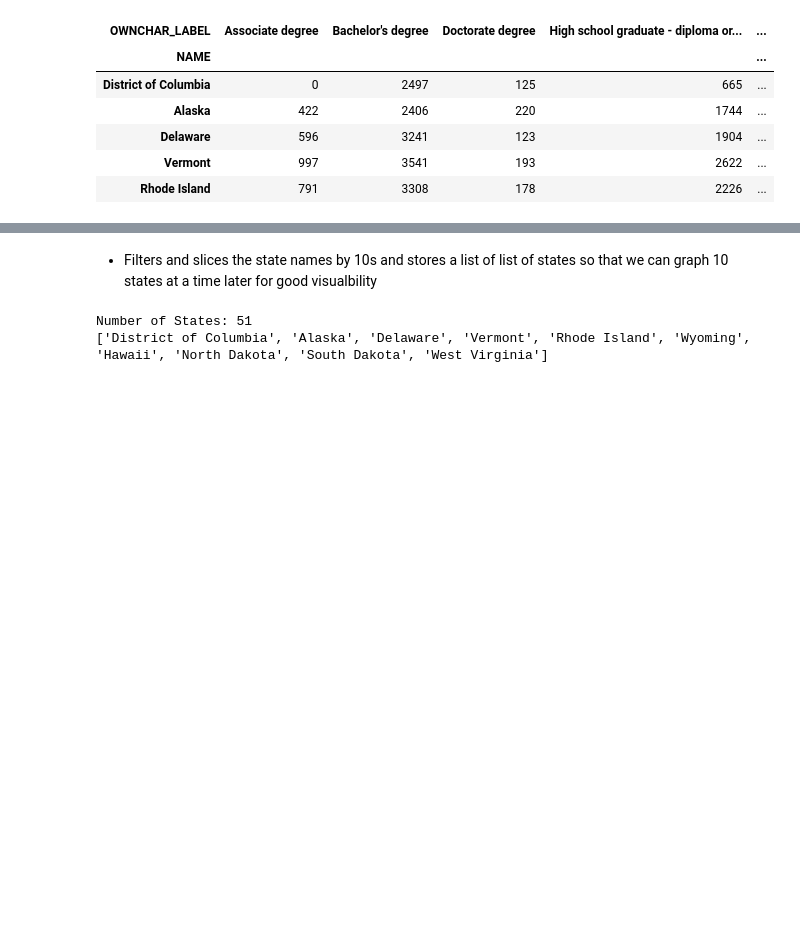
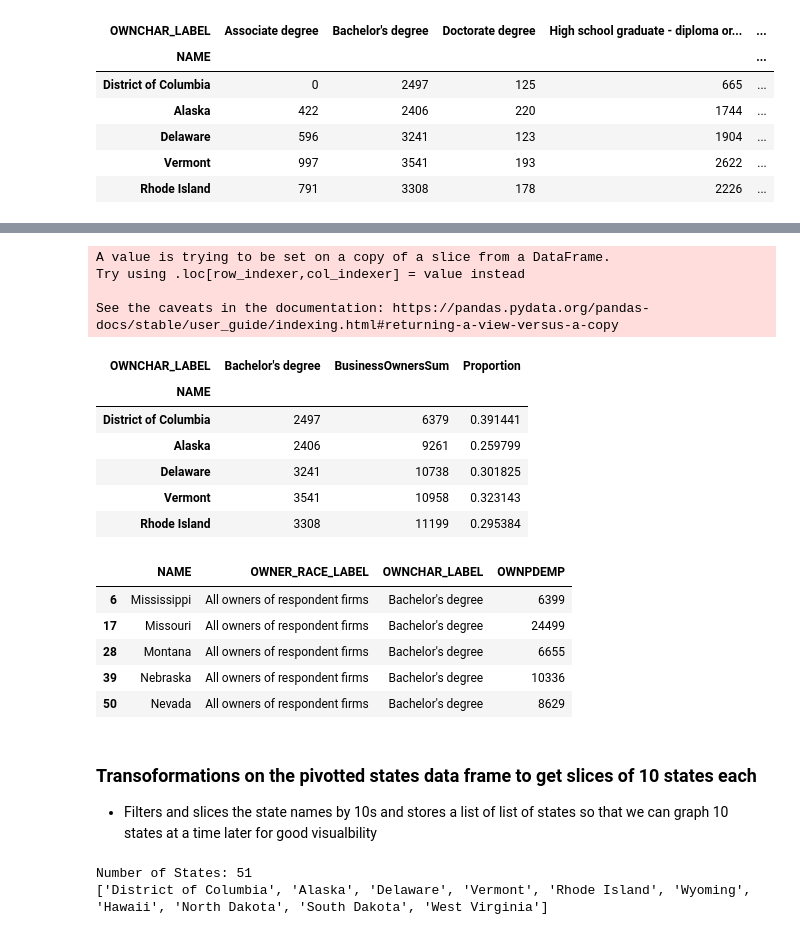
Before and after one commit to snowwly/Assessment_CensusAPIData_Panadas, a Jupyter notebook: Shirley/Q3ETL.ipynb, the cells around one changed output, grey strips where cells are left out. Cells and saved outputs as stored; diff of their text form; code cells hidden in the pictures; blank space fills up the shorter version.

```diff
--- a/Shirley/Q3ETL.ipynb
+++ b/Shirley/Q3ETL.ipynb
@@ -276,4 +291,34 @@ display(newdfStatesPivotted.head())
+# %%
+bachelorStatesProp = newdfStatesPivotted[["Bachelor's degree",'BusinessOwnersSum']]
+
+bachelorStatesProp['Proportion'] = bachelorStatesProp['Bachelor\'s degree'] / bachelorStatesProp['BusinessOwnersSum']
+display(bachelorStatesProp.head())
+
+print("\n")
+
+bachelorStatesFilter = newdfStates["OWNCHAR_LABEL"] == "Bachelor's degree"
+bachelorStates = newdfStates[bachelorStatesFilter]
+display(bachelorStates.head())
+# %% [output]
+A value is trying to be set on a copy of a slice from a DataFrame.
+Try using .loc[row_indexer,col_indexer] = value instead
+
+See the caveats in the documentation: https://pandas.pydata.org/pandas-docs/stable/user_guide/indexing.html#returning-a-view-versus-a-copy
+| OWNCHAR_LABEL | Bachelor's degree | BusinessOwnersSum | Proportion |
+| NAME |  |  |  |
+| District of Columbia | 2497 | 6379 | 0.391441 |
+| Alaska | 2406 | 9261 | 0.259799 |
+| Delaware | 3241 | 10738 | 0.301825 |
+| Vermont | 3541 | 10958 | 0.323143 |
+| Rhode Island | 3308 | 11199 | 0.295384 |
+|  | NAME | OWNER_RACE_LABEL | OWNCHAR_LABEL | OWNPDEMP |
+| 6 | Mississippi | All owners of respondent firms | Bachelor's degree | 6399 |
+| 17 | Missouri | All owners of respondent firms | Bachelor's degree | 24499 |
+| 28 | Montana | All owners of respondent firms | Bachelor's degree | 6655 |
+| 39 | Nebraska | All owners of respondent firms | Bachelor's degree | 10336 |
+| 50 | Nevada | All owners of respondent firms | Bachelor's degree | 8629 |
 # %% [markdown]
+### Transoformations on the pivotted states data frame to get slices of 10 states each
 -   Filters and slices the state names by 10s and stores a list of list of states so that we can graph 10 states at a time later for good visualbility
 # %%
 listOfStatesToFilter = [] #list of list of state names
```
Also changed, not shown: parts of 19 cells of this notebook.
